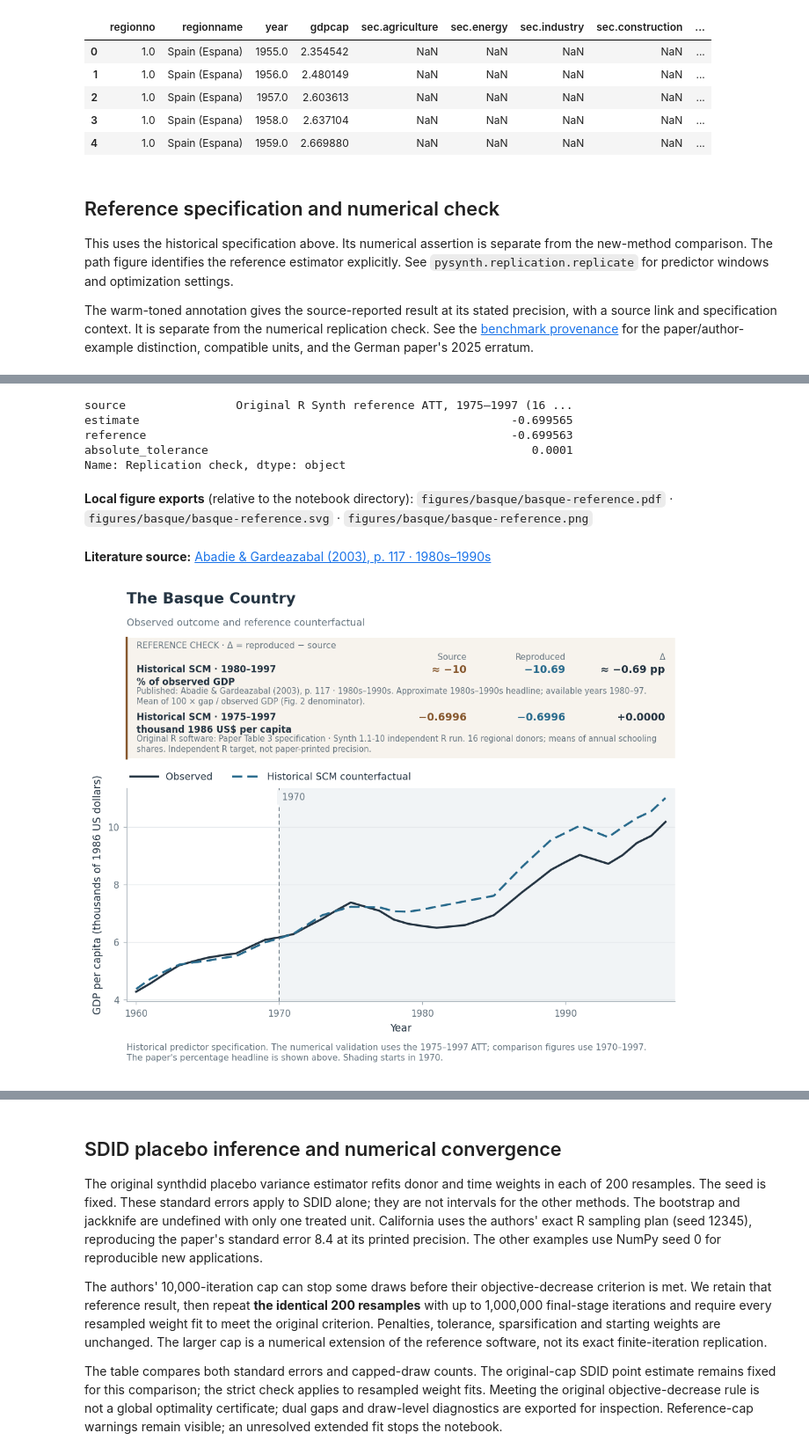
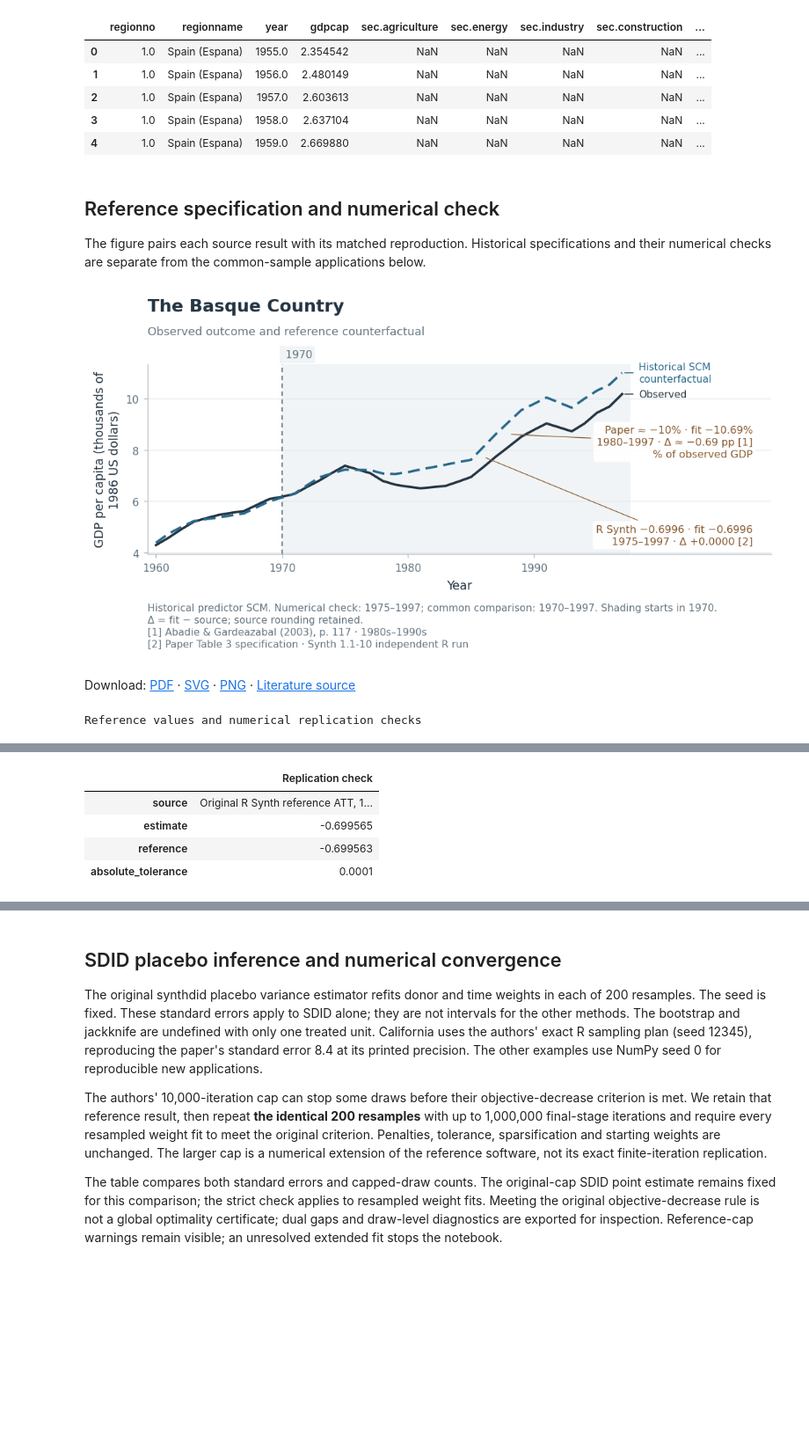
Before and after one commit to crahal/pysynthcon, a Jupyter notebook: empirical_examples/basque.ipynb, the cells around one changed output, grey strips where cells are left out. Shown at 88% size. Drawn from its saved outputs; the diff is of its cells as text; code cells hidden in the pictures; blank space fills up the shorter version.

Commit message:
docs: rerun empirical figures with direct labels and expandable audits

```diff
--- a/empirical_examples/basque.ipynb
+++ b/empirical_examples/basque.ipynb
@@ -80,19 +93,11 @@ https://raw.githubusercontent.com/sdfordham/pysyncon/b77dc20e29b012ab03ca1d4caee
 # %% [markdown]
 ## Reference specification and numerical check
 
-This uses the historical specification above. Its numerical assertion is
-separate from the new-method comparison. The path figure identifies the
-reference estimator explicitly. See `pysynth.replication.replicate` for
-predictor windows and optimization settings.
-
-The warm-toned annotation gives the source-reported result at its stated
-precision, with a source link and specification context. It is separate
-from the numerical replication check. See the
-[benchmark provenance](../docs/replication.md#literature-annotations)
-for the paper/author-example distinction, compatible units, and the
-German paper's 2025 erratum.
+The figure pairs each source result with its matched reproduction.
+Historical specifications and their numerical checks are separate from
+the common-sample applications below.
 # %%
-figure_details = {'case': 'The Basque Country', 'outcome': 'GDP per capita (thousands of 1986 US dollars)', 'effect': 'Effect on GDP per capita (thousands of 1986 US dollars)', 'units': 'thousand 1986 US$', 'periods': '1960–1969 pretreatment · 1970–1997 post-treatment · 16 donors', 'onset': '1970', 'reference': 'Historical SCM counterfactual', 'reference_note': "Historical predictor specification. The numerical validation uses the 1975–1997 ATT; comparison figures use 1970–1997. The paper's percentage headline is shown above. Shading starts in 1970."}
+figure_details = {'case': 'The Basque Country', 'outcome': 'GDP per capita (thousands of 1986 US dollars)', 'effect': 'Effect on GDP per capita (thousands of 1986 US dollars)', 'units': 'thousand 1986 US$', 'periods': '1960–1969 pretreatment · 1970–1997 post-treatment · 16 donors', 'onset': '1970', 'reference': 'Historical SCM counterfactual', 'reference_note': 'Historical predictor SCM. Numerical check: 1975–1997; common comparison: 1970–1997. Shading starts in 1970.', 'comparison_note': 'Paper headline: about 10% GDP loss, 1980–1997. Original-R numerical check: mean GDP gap, 1975–1997.'}
 benchmark = LITERATURE_BENCHMARKS[name]
 # Works when the kernel starts in either the repository or notebook folder.
 example_dir = Path.cwd() if Path.cwd().name == 'empirical_examples' else Path.cwd() / 'empirical_examples'
@@ -102,11 +107,17 @@ figure_dir.mkdir(parents=True, exist_ok=True)
 def export_figure(fig, kind):
     paths = save_figure(fig, figure_dir / f'{name}-{kind}')
     paths_text = ' · '.join(
-        f'`{os.path.relpath(p, example_dir)}`' for p in paths
+        f'[{p.suffix[1:].upper()}](<{os.path.relpath(p, example_dir)}>)' for p in paths
     )
-    display(Markdown('**Local figure exports** (relative to the notebook directory): ' + paths_text))
-    display(Markdown(f'**Literature source:** [{benchmark.citation}]({benchmark.source_url})'))
+    display(Markdown('Download: ' + paths_text + f' · [Literature source]({benchmark.source_url})'))
     return paths
+
+def display_audit(title, *tables):
+    tables_html = ''.join(
+        (table.to_frame() if isinstance(table, pd.Series) else table).to_html(escape=True)
+        for table in tables
+    )
+    display(HTML(f'<details><summary>{escape(title)}</summary>{tables_html}</details>'))
 
 reference = replicate(name, data)
 report = check_replication(name, reference)
@@ -120,46 +131,46 @@ if name == 'california':
     assert abs(additional['SC'].att - (-19.6)) <= 0.05
     assert abs(additional['DID'].att - (-27.3)) <= 0.05
     report.update({'SE estimate': paper_uncertainty.standard_error,
                    'SE reference': se_reference, 'SE absolute tolerance': 1e-9})
 
 def matched_references(fit, additional=None):
     refs = reference_comparisons(name, fit, additional=additional)
     if paper_uncertainty is not None:
         refs = [replace(r, context=r.context + (
             f' SE: paper 8.4; reproduced {paper_uncertainty.standard_error:.3f} '
             '(authors’ seed 12345).'
         )) if r.label == 'SDID' else r for r in refs]
     return refs
 
 references = matched_references(reference, additional=additional)
 reference_table = reference_comparison_table(references)
-display(reference_table)
 reference_table.to_csv(figure_dir / f'{name}-references.csv', index=False)
-display(pd.Series(report, name='Replication check'))
 ax = plot_paths(
     reference,
     title=figure_details['case'],
     subtitle='Observed outcome and reference counterfactual',
     ylabel=figure_details['outcome'], xlabel='Year',
     observed_label='Observed',
     counterfactual_label=figure_details['reference'],
     intervention_label=figure_details['onset'],
     references=references,
     note=figure_details['reference_note'],
 )
+plt.show()
 reference_files = export_figure(ax.figure, 'reference')
-plt.show()
+display_audit('Reference values and numerical replication checks',
+              reference_table, pd.Series(report, name='Replication check'))
 # %% [output]
+[figure, new version]
+Download: [PDF](<figures/basque/basque-reference.pdf>) · [SVG](<figures/basque/basque-reference.svg>) · [PNG](<figures/basque/basque-reference.png>) · [Literature source](https://economics.mit.edu/sites/default/files/publications/The%20Economic%20Costs%20of%20Conflict.pdf#page=5)
+Reference values and numerical replication checks
 |  | label | source_label | reference | reproduced | difference | units | difference_units | window_start | ... |
 | 0 | Historical SCM | Published | -10.000000 | -10.689075 | -0.689075 | % of observed GDP | percentage points | 1980 | ... |
 | 1 | Historical SCM | Original R software | -0.699563 | -0.699565 | -0.000003 | thousand 1986 US$ per capita | thousand 1986 US$ per capita | 1975 | ... |
-source                Original R Synth reference ATT, 1975–1997 (16 ...
-estimate                                                      -0.699565
-reference                                                     -0.699563
-absolute_tolerance                                               0.0001
-Name: Replication check, dtype: object
-**Local figure exports** (relative to the notebook directory): `figures/basque/basque-reference.pdf` · `figures/basque/basque-reference.svg` · `figures/basque/basque-reference.png`
-**Literature source:** [Abadie & Gardeazabal (2003), p. 117 · 1980s–1990s](https://economics.mit.edu/sites/default/files/publications/The%20Economic%20Costs%20of%20Conflict.pdf#page=5)
-[figure, old version]
+|  | Replication check |
+| source | Original R Synth reference ATT, 1... |
+| estimate | -0.699565 |
+| reference | -0.699563 |
+| absolute_tolerance | 0.0001 |
 # %% [markdown]
 ## Fit all applicable methods on a common sample
```
Also changed, not shown: parts of 12 cells of this notebook, 6 other files.
